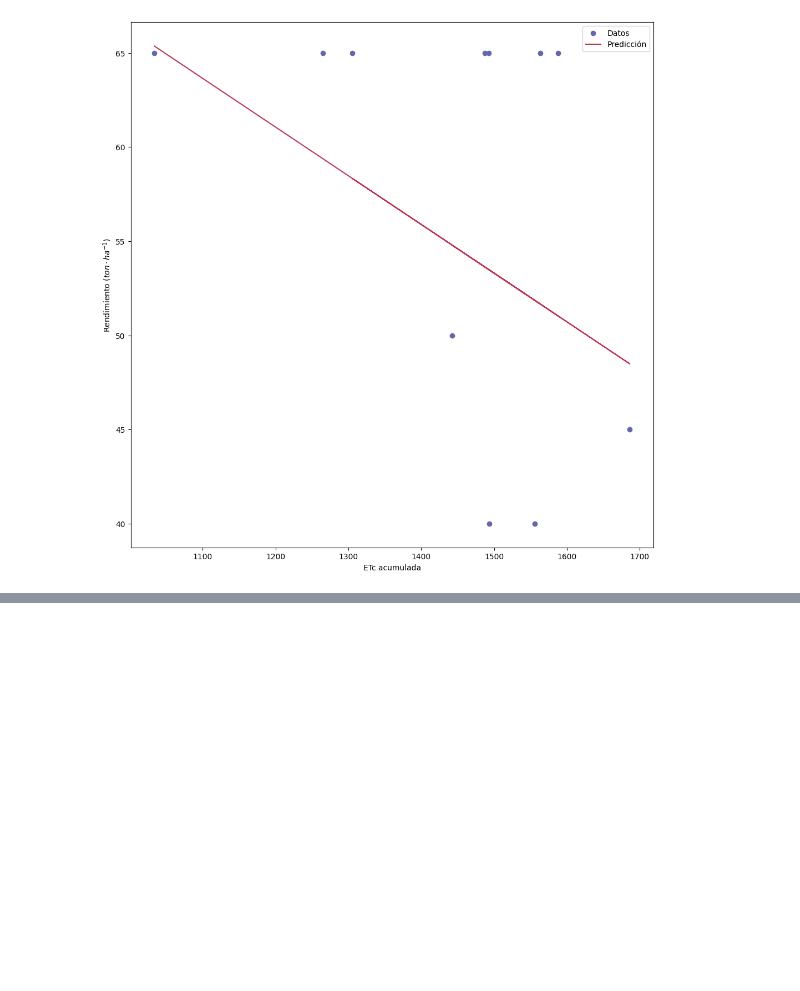
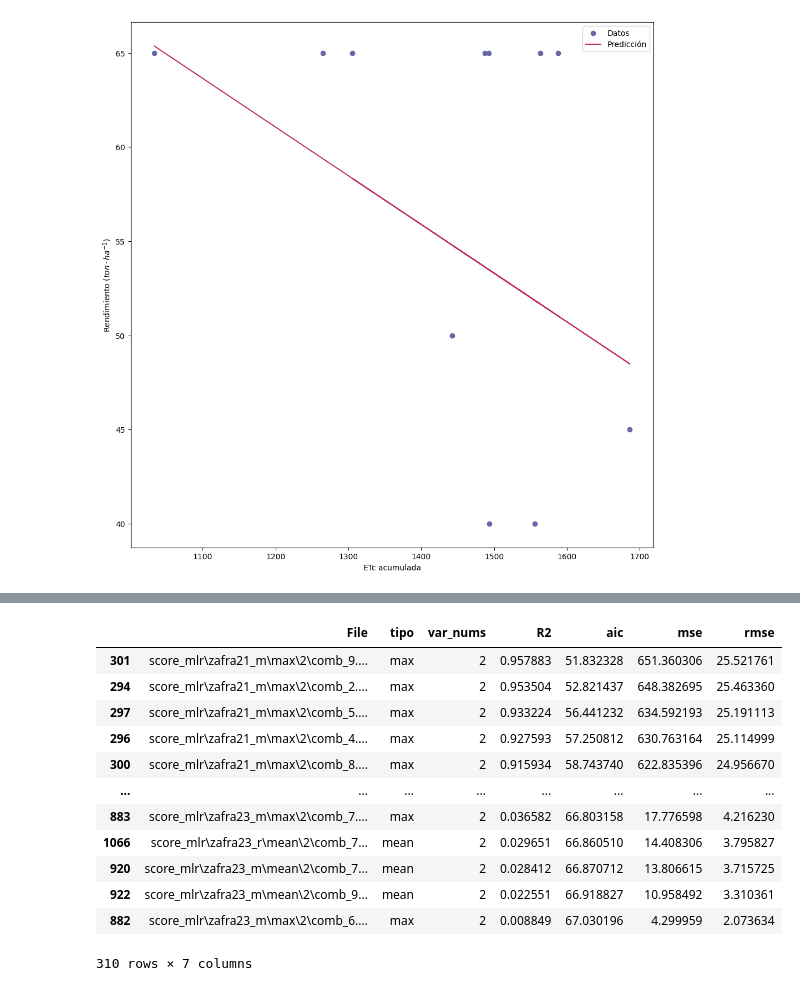
Before and after one commit to VivaldoGP/Tesis, a Jupyter notebook: results/yield_data/yield_forecast.ipynb, the cells around one changed output, grey strips where cells are left out. Drawn from its saved outputs; the diff is of its cells as text; code cells hidden in the pictures; blank space fills up the shorter version.

```diff
--- a/results/yield_data/yield_forecast.ipynb
+++ b/results/yield_data/yield_forecast.ipynb
@@ -98,0 +139,18 @@ rl23_r[['parcela', 'rendimiento', 'ndvi_max_pred', 'ndvi_mean_pred','gndvi_max_p
+# %%
+test = df_r2[df_r2['var_nums'] == '2']
+# %%
+test.sort_values(by='R2', ascending=False)
+# %% [output]
+|  | File | tipo | var_nums | R2 | aic | mse | rmse |
+| 301 | score_mlr\zafra21_m\max\2\comb_9.... | max | 2 | 0.957883 | 51.832328 | 651.360306 | 25.521761 |
+| 294 | score_mlr\zafra21_m\max\2\comb_2.... | max | 2 | 0.953504 | 52.821437 | 648.382695 | 25.463360 |
+| 297 | score_mlr\zafra21_m\max\2\comb_5.... | max | 2 | 0.933224 | 56.441232 | 634.592193 | 25.191113 |
+| 296 | score_mlr\zafra21_m\max\2\comb_4.... | max | 2 | 0.927593 | 57.250812 | 630.763164 | 25.114999 |
+| 300 | score_mlr\zafra21_m\max\2\comb_8.... | max | 2 | 0.915934 | 58.743740 | 622.835396 | 24.956670 |
+| ... | ... | ... | ... | ... | ... | ... | ... |
+| 883 | score_mlr\zafra23_m\max\2\comb_7.... | max | 2 | 0.036582 | 66.803158 | 17.776598 | 4.216230 |
+| 1066 | score_mlr\zafra23_r\mean\2\comb_7... | mean | 2 | 0.029651 | 66.860510 | 14.408306 | 3.795827 |
+| 920 | score_mlr\zafra23_m\mean\2\comb_7... | mean | 2 | 0.028412 | 66.870712 | 13.806615 | 3.715725 |
+| 922 | score_mlr\zafra23_m\mean\2\comb_9... | mean | 2 | 0.022551 | 66.918827 | 10.958492 | 3.310361 |
+| 882 | score_mlr\zafra23_m\max\2\comb_6.... | max | 2 | 0.008849 | 67.030196 | 4.299959 | 2.073634 |
+310 rows × 7 columns
```
Also changed, not shown: parts of 11 cells of this notebook.
